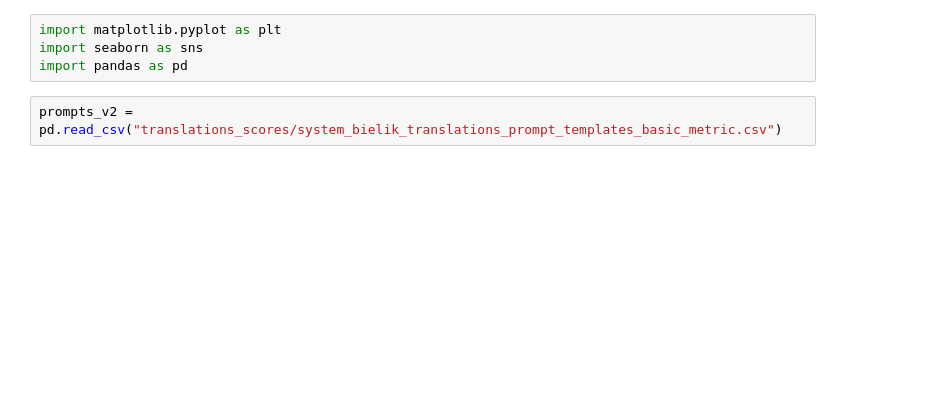
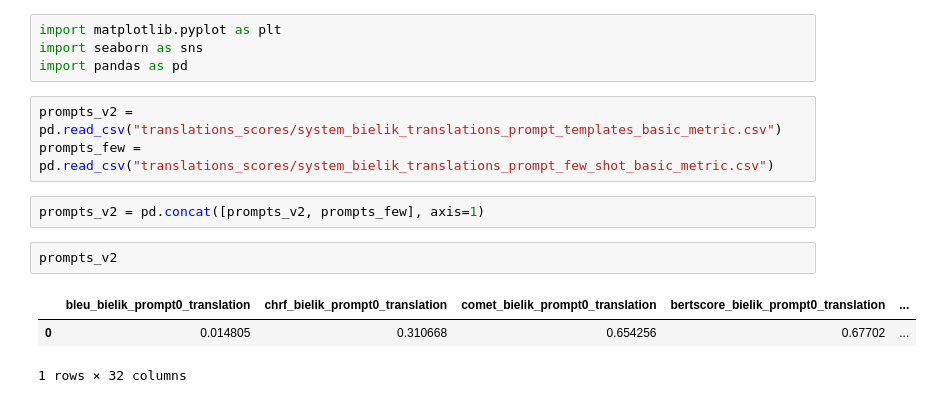
Before and after one commit to refrigerr/adaptation-of-machine-translation, a Jupyter notebook: experiments_prompt_format/prompts_comparision.ipynb, the cells around one changed output. Cells and saved outputs as stored; diff of their text form; blank space fills up the shorter version.

```diff
--- a/experiments_prompt_format/prompts_comparision.ipynb
+++ b/experiments_prompt_format/prompts_comparision.ipynb
@@ -4,6 +4,15 @@ import seaborn as sns
 import pandas as pd
 # %%
 prompts_v2 = pd.read_csv("translations_scores/system_bielik_translations_prompt_templates_basic_metric.csv")
+prompts_few = pd.read_csv("translations_scores/system_bielik_translations_prompt_few_shot_basic_metric.csv")
+# %%
+prompts_v2 = pd.concat([prompts_v2, prompts_few], axis=1)
+# %%
+prompts_v2
+# %% [output]
+|  | bleu_bielik_prompt0_translation | chrf_bielik_prompt0_translation | comet_bielik_prompt0_translation | bertscore_bielik_prompt0_translation | ... |
+| 0 | 0.014805 | 0.310668 | 0.654256 | 0.67702 | ... |
+1 rows × 32 columns
 # %%
 metrics = ["comet", "bertscore", "chrf"]
 
```
Also changed, not shown: parts of 1 cell of this notebook, 8 other files.
